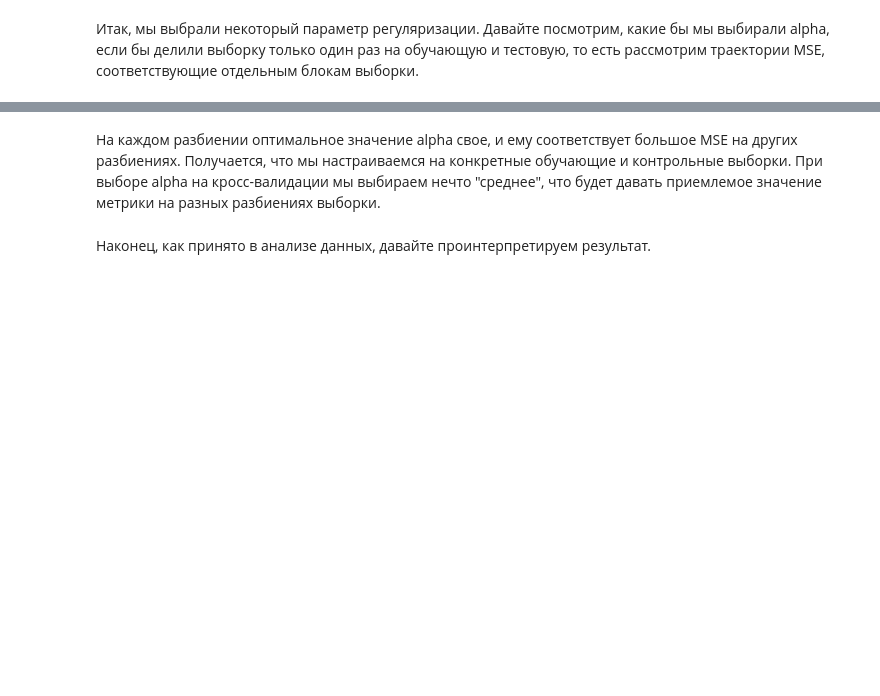
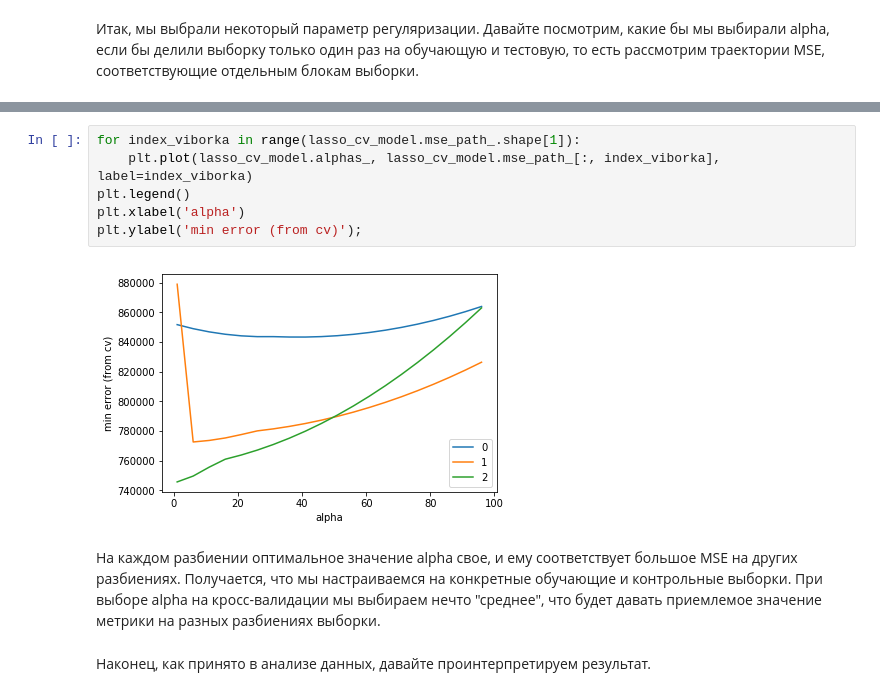
Before and after one commit to Nick1994209/ml_projects, a Jupyter notebook: coursera/2-supervised-learning/2-metrics/OverfittingTask.ipynb, the cells around one changed output, grey strips where cells are left out. Cells and saved outputs as stored; diff of their text form; blank space fills up the shorter version.

```diff
--- a/coursera/2-supervised-learning/2-metrics/OverfittingTask.ipynb
+++ b/coursera/2-supervised-learning/2-metrics/OverfittingTask.ipynb
@@ -249,3 +359,11 @@ alphas = np.arange(1, 100, 5)
+# %%
+for index_viborka in range(lasso_cv_model.mse_path_.shape[1]):
+    plt.plot(lasso_cv_model.alphas_, lasso_cv_model.mse_path_[:, index_viborka], label=index_viborka)
+plt.legend()
+plt.xlabel('alpha')
+plt.ylabel('min error (from cv)');
+# %% [output]
+[figure, added]
 # %% [markdown]
 На каждом разбиении оптимальное значение alpha свое, и ему соответствует большое MSE на других разбиениях. Получается, что мы настраиваемся на конкретные обучающие и контрольные выборки. При выборе alpha на кросс-валидации мы выбираем нечто "среднее", что будет давать приемлемое значение метрики на разных разбиениях выборки.
 # %% [markdown]
```
Also changed, not shown: parts of 14 cells of this notebook.
